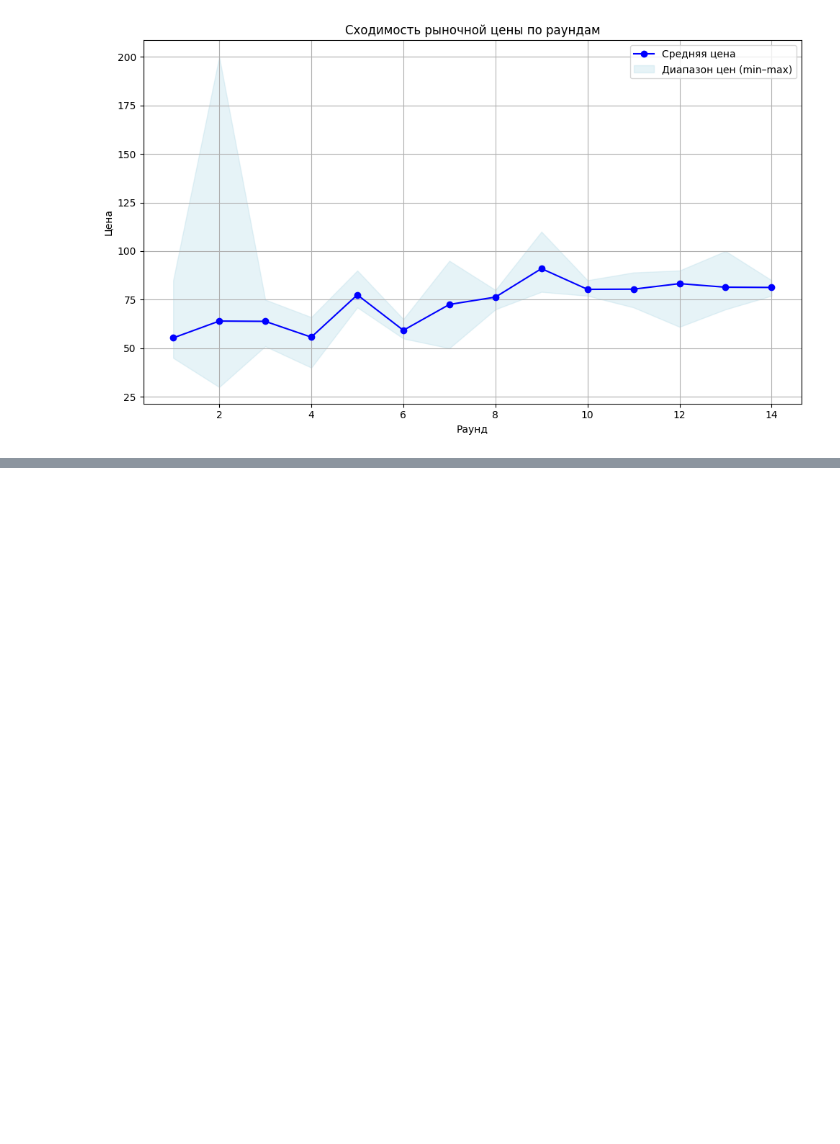
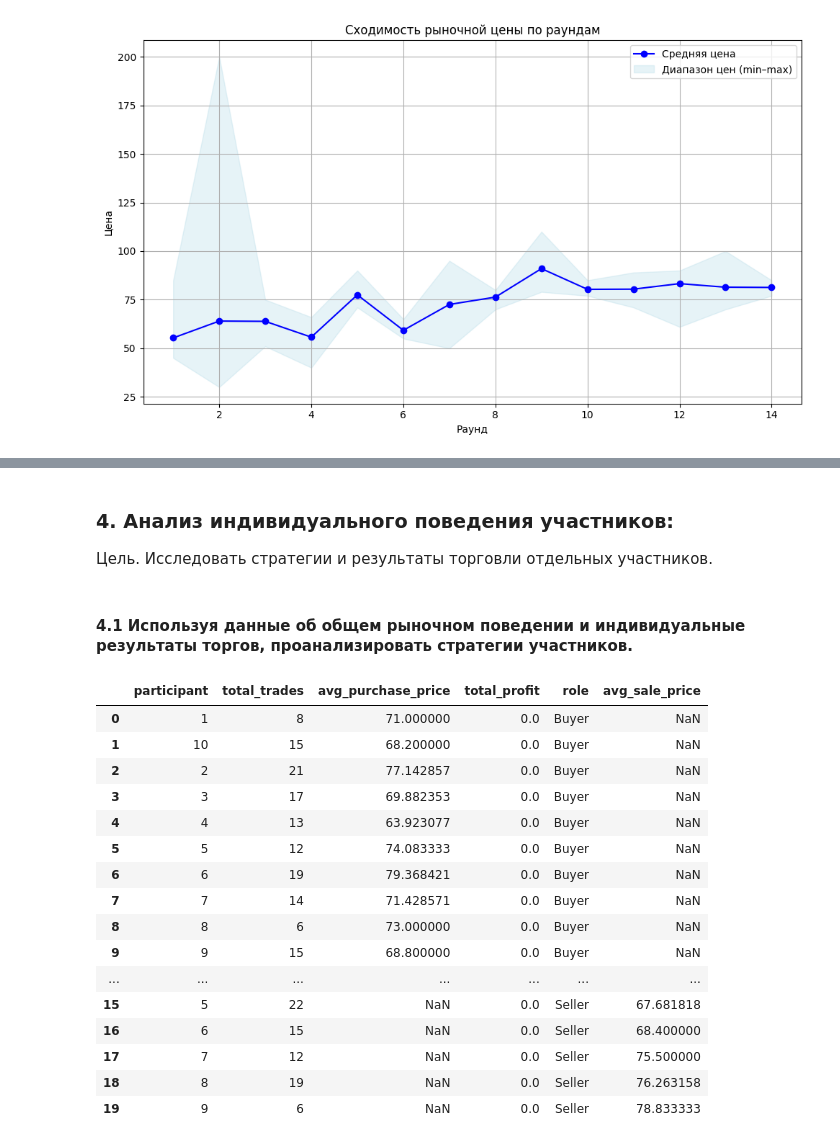
Before and after one commit to KristinaChervaneva/double_auction, a Jupyter notebook: analysis.ipynb, the cells around one changed output, grey strips where cells are left out. Saved outputs shown, nothing was run; the diff lists cells and outputs as text; code cells hidden in the pictures; blank space fills up the shorter version.

```diff
--- a/analysis.ipynb
+++ b/analysis.ipynb
@@ -371,0 +533,65 @@ plt.show()
+# %% [markdown]
+### 4. Анализ индивидуального поведения участников:
+
+Цель. Исследовать стратегии и результаты торговли отдельных участников.
+# %% [markdown]
+#### 4.1 Используя данные об общем рыночном поведении и индивидуальные результаты торгов, проанализировать стратегии участников.
+# %%
+import pandas as pd
+
+file_path = "double_auction_2025-02-07.xlsx"
+excel_file = pd.ExcelFile(file_path)
+
+data_df = excel_file.parse("data")
+trades_df = excel_file.parse("trades")
+
+data_df.columns = data_df.columns.str.lower()
+trades_df.columns = trades_df.columns.str.lower()
+
+data_df['participant.code'] = data_df['participant.code'].astype(str).str.lower()
+trades_df['buyer'] = trades_df['buyer'].astype(str).str.lower()
+trades_df['seller'] = trades_df['seller'].astype(str).str.lower()
+
+participants = data_df.drop_duplicates(subset='participant.code', keep='first')
+participant_info = participants.set_index('participant.code')
+
+trades_df['buyer_value'] = trades_df['buyer'].map(participant_info['player.break_even_point'])
+trades_df['seller_cost'] = trades_df['seller'].map(participant_info['player.break_even_point'])
+
+trades_df['buyer_profit'] = trades_df['buyer_value'] - trades_df['price']
+trades_df['seller_profit'] = trades_df['price'] - trades_df['seller_cost']
+
+buyer_stats = trades_df.groupby('buyer').agg(
+    total_trades=('buyer', 'count'),
+    avg_purchase_price=('price', 'mean'),
+    total_profit=('buyer_profit', 'sum')
+).rename_axis('participant').reset_index()
+buyer_stats['role'] = 'Buyer'
+
+seller_stats = trades_df.groupby('seller').agg(
+    total_trades=('seller', 'count'),
+    avg_sale_price=('price', 'mean'),
+    total_profit=('seller_profit', 'sum')
+).rename_axis('participant').reset_index()
+seller_stats['role'] = 'Seller'
+
+individual_stats = pd.concat([buyer_stats, seller_stats], ignore_index=True)
+individual_stats
+# %% [output]
+|  | participant | total_trades | avg_purchase_price | total_profit | role | avg_sale_price |
+| 0 | 1 | 8 | 71.000000 | 0.0 | Buyer | NaN |
+| 1 | 10 | 15 | 68.200000 | 0.0 | Buyer | NaN |
+| 2 | 2 | 21 | 77.142857 | 0.0 | Buyer | NaN |
+| 3 | 3 | 17 | 69.882353 | 0.0 | Buyer | NaN |
+| 4 | 4 | 13 | 63.923077 | 0.0 | Buyer | NaN |
+| 5 | 5 | 12 | 74.083333 | 0.0 | Buyer | NaN |
+| 6 | 6 | 19 | 79.368421 | 0.0 | Buyer | NaN |
+| 7 | 7 | 14 | 71.428571 | 0.0 | Buyer | NaN |
+| 8 | 8 | 6 | 73.000000 | 0.0 | Buyer | NaN |
+| 9 | 9 | 15 | 68.800000 | 0.0 | Buyer | NaN |
+| ... | ... | ... | ... | ... | ... | ... |
+| 15 | 5 | 22 | NaN | 0.0 | Seller | 67.681818 |
+| 16 | 6 | 15 | NaN | 0.0 | Seller | 68.400000 |
+| 17 | 7 | 12 | NaN | 0.0 | Seller | 75.500000 |
+| 18 | 8 | 19 | NaN | 0.0 | Seller | 76.263158 |
+| 19 | 9 | 6 | NaN | 0.0 | Seller | 78.833333 |
```
Also changed, not shown: parts of 10 cells of this notebook.
